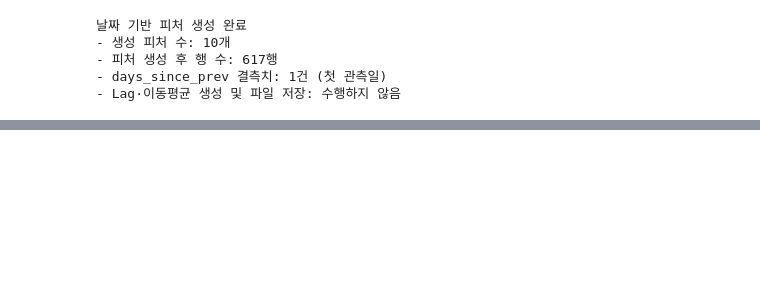
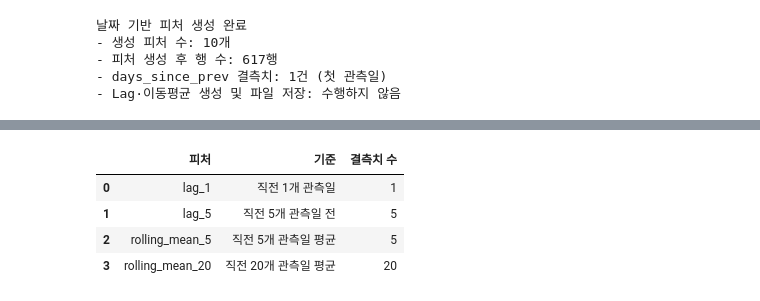
Before and after one commit to 2026-logistics-ai/postcast, a Jupyter notebook: notebooks/03_feature_engineering.ipynb, the cells around one changed output, grey strips where cells are left out. Cells and saved outputs as stored; diff of their text form; code cells hidden in the pictures; blank space fills up the shorter version.

```diff
--- a/notebooks/03_feature_engineering.ipynb
+++ b/notebooks/03_feature_engineering.ipynb
@@ -584,0 +597,78 @@ print("- Lag·이동평균 생성 및 파일 저장: 수행하지 않음")
+# %%
+PAST_VOLUME_FEATURES = [
+    "lag_1",
+    "lag_5",
+    "rolling_mean_5",
+    "rolling_mean_20",
+]
+
+feature_data = feature_data.copy()
+target_volume = feature_data["접수통수"]
+past_volume = target_volume.shift(1)
+
+feature_data["lag_1"] = target_volume.shift(1)
+feature_data["lag_5"] = target_volume.shift(5)
+feature_data["rolling_mean_5"] = past_volume.rolling(
+    window=5,
+    min_periods=5,
+).mean()
+feature_data["rolling_mean_20"] = past_volume.rolling(
+    window=20,
+    min_periods=20,
+).mean()
+
+expected_missing_counts = {
+    "lag_1": 1,
+    "lag_5": 5,
+    "rolling_mean_5": 5,
+    "rolling_mean_20": 20,
+}
+
+actual_missing_counts = {
+    column: int(feature_data[column].isna().sum())
+    for column in PAST_VOLUME_FEATURES
+}
+
+assert actual_missing_counts == expected_missing_counts
+pd.testing.assert_series_equal(
+    feature_data["lag_1"].iloc[1:].reset_index(drop=True),
+    target_volume.iloc[:-1].reset_index(drop=True),
+    check_dtype=False,
+    check_names=False,
+)
+pd.testing.assert_series_equal(
+    feature_data["lag_5"].iloc[5:].reset_index(drop=True),
+    target_volume.iloc[:-5].reset_index(drop=True),
+    check_dtype=False,
+    check_names=False,
+)
+assert feature_data.loc[feature_data.index[5], "rolling_mean_5"] == (
+    target_volume.iloc[:5].mean()
+)
+assert feature_data.loc[feature_data.index[20], "rolling_mean_20"] == (
+    target_volume.iloc[:20].mean()
+)
+
+past_feature_summary = pd.DataFrame(
+    {
+        "피처": PAST_VOLUME_FEATURES,
+        "기준": [
+            "직전 1개 관측일",
+            "직전 5개 관측일 전",
+            "직전 5개 관측일 평균",
+            "직전 20개 관측일 평균",
+        ],
+        "결측치 수": [
+            actual_missing_counts[column]
+            for column in PAST_VOLUME_FEATURES
+        ],
+    }
+)
+
+display(past_feature_summary)
+# %% [output]
+|  | 피처 | 기준 | 결측치 수 |
+| 0 | lag_1 | 직전 1개 관측일 | 1 |
+| 1 | lag_5 | 직전 5개 관측일 전 | 5 |
+| 2 | rolling_mean_5 | 직전 5개 관측일 평균 | 5 |
+| 3 | rolling_mean_20 | 직전 20개 관측일 평균 | 20 |
```
Also changed, not shown: parts of 3 cells of this notebook.
